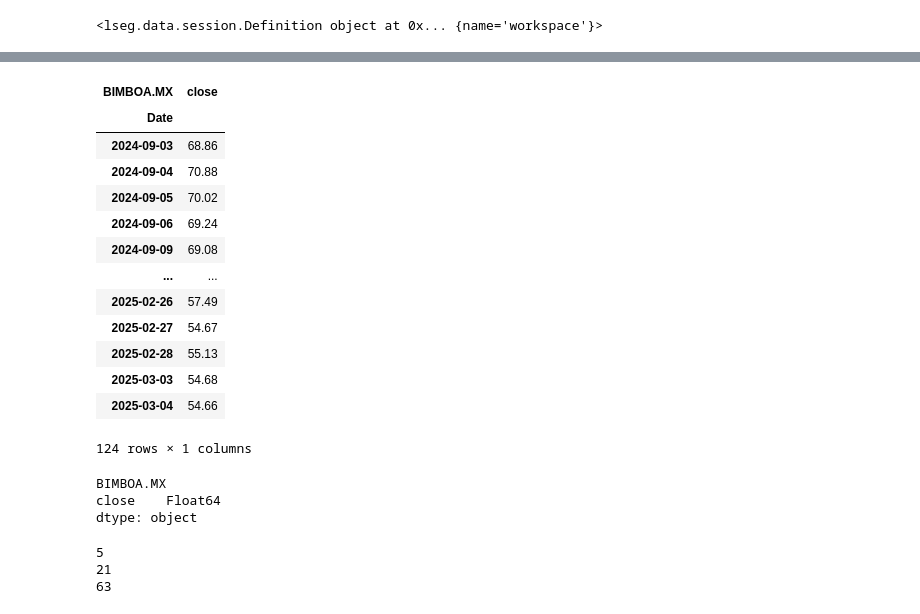
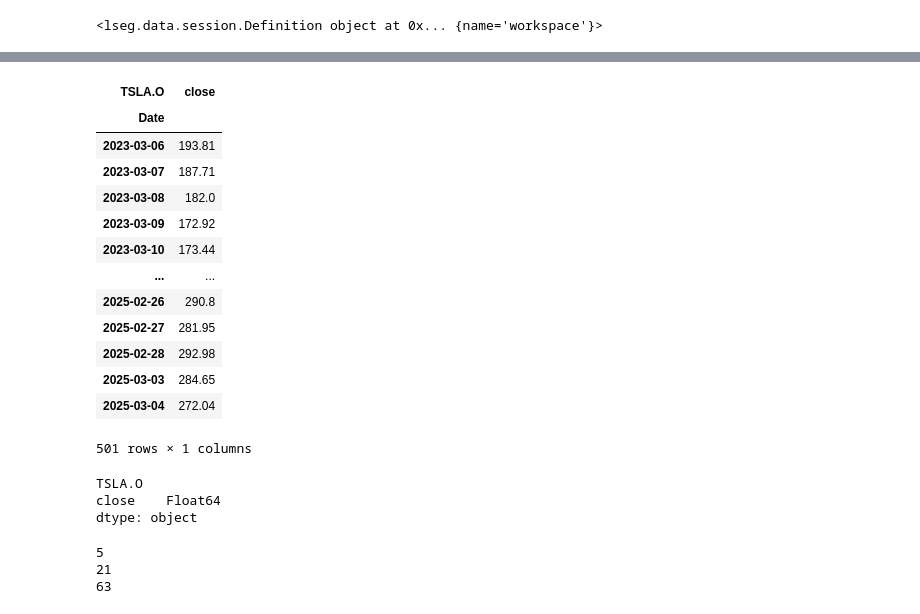
Before and after one commit to neftalivldz/finanzas2025, a Jupyter notebook: 02_Backtesting.ipynb, the cells around one changed output, grey strips where cells are left out. Cells and saved outputs as stored; diff of their text form; code cells hidden in the pictures.

```diff
--- a/02_Backtesting.ipynb
+++ b/02_Backtesting.ipynb
@@ -24,9 +24,9 @@ ld.open_session()
 # %%
 from datetime import datetime, timedelta
 today = datetime.today()
-start_date = today - timedelta(days=(365*.5))
-print(today, past)
-df = ld.get_history(universe=["BIMBOA.MX"], fields=['TR.CLOSEPRICE'], interval="1D",
+start_date = today - timedelta(days=(365*2))
+print(today, start_date)
+df = ld.get_history(universe=["TSLA.O"], fields=['TR.CLOSEPRICE'], interval="1D",
                start = start_date, end = today)
 df = df.rename(columns = {"Close Price":"close"}) #renaming the columns of the dataset
 df
@@ -35,21 +35,21 @@ df
-| BIMBOA.MX | close |
+| TSLA.O | close |
 | Date |  |
-| 2024-09-03 | 68.86 |
-| 2024-09-04 | 70.88 |
-| 2024-09-05 | 70.02 |
-| 2024-09-06 | 69.24 |
-| 2024-09-09 | 69.08 |
+| 2023-03-06 | 193.81 |
+| 2023-03-07 | 187.71 |
+| 2023-03-08 | 182.0 |
+| 2023-03-09 | 172.92 |
+| 2023-03-10 | 173.44 |
 | ... | ... |
-| 2025-02-26 | 57.49 |
-| 2025-02-27 | 54.67 |
-| 2025-02-28 | 55.13 |
-| 2025-03-03 | 54.68 |
-| 2025-03-04 | 54.66 |
+| 2025-02-26 | 290.8 |
+| 2025-02-27 | 281.95 |
+| 2025-02-28 | 292.98 |
+| 2025-03-03 | 284.65 |
+| 2025-03-04 | 272.04 |
-124 rows × 1 columns
+501 rows × 1 columns
 # %%
 df.dtypes
 # %% [output]
-BIMBOA.MX
+TSLA.O
 close    Float64
 dtype: object
 # %%
```
Also changed, not shown: parts of 5 cells of this notebook.
